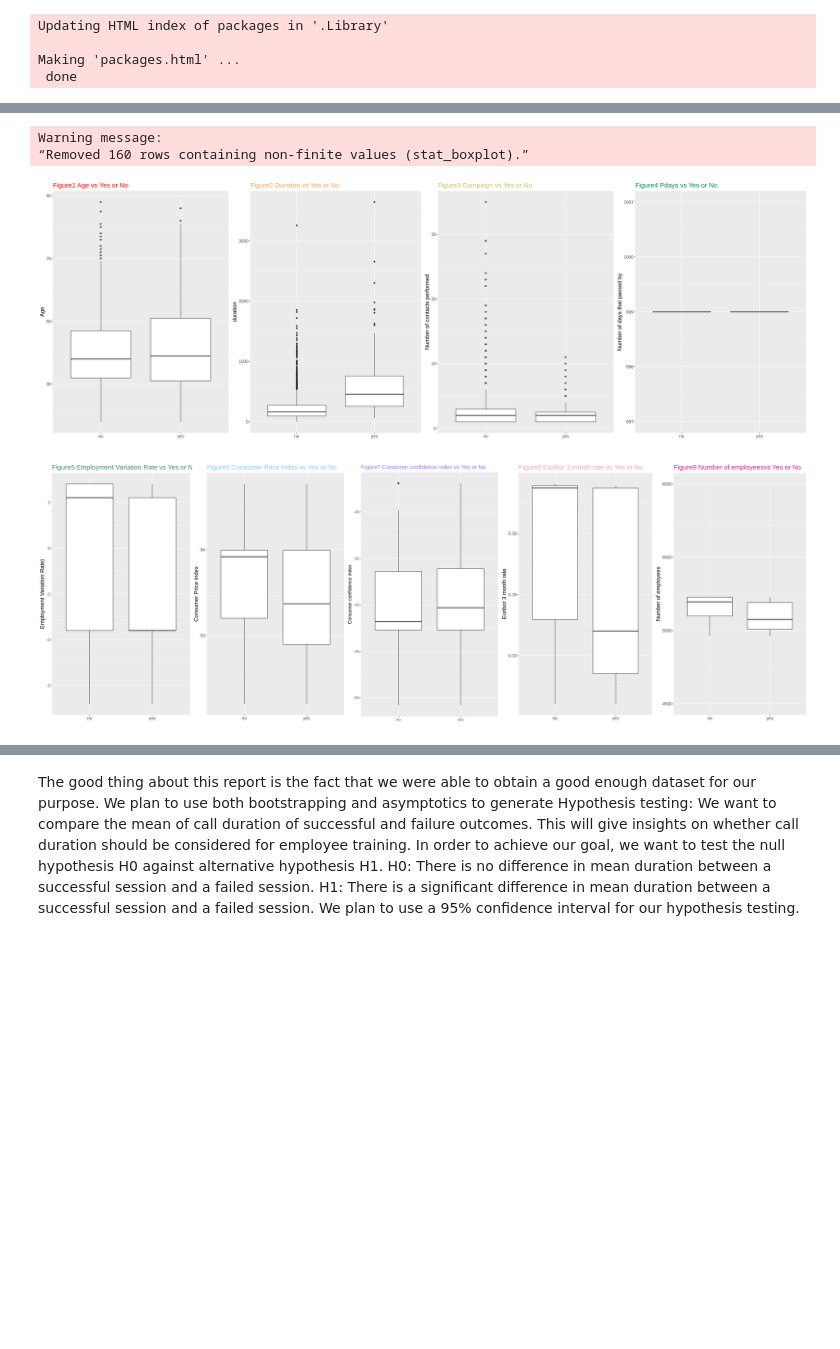
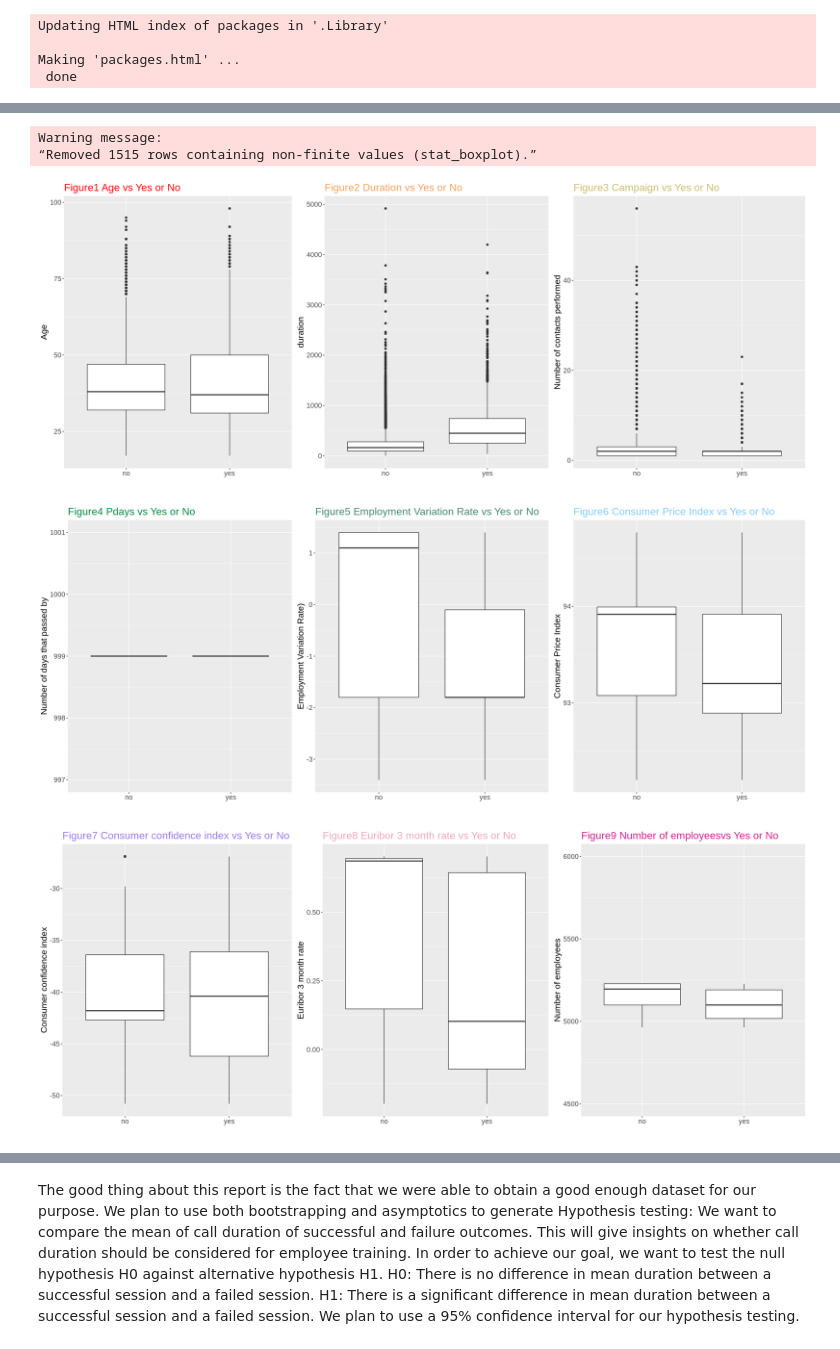
Before and after one commit to camirr/Call-Durations-and-Sales-Outcome-in-Telemarketing-Campaigns-Case-Study, a Jupyter notebook: Proposal.ipynb, the cells around one changed output, grey strips where cells are left out. Saved outputs shown, nothing was run; the diff lists cells and outputs as text; code cells hidden in the pictures; blank space fills up the shorter version.

```diff
--- a/Proposal.ipynb
+++ b/Proposal.ipynb
@@ -48,8 +47,7 @@ Updating HTML index of packages in '.Library'
 Making 'packages.html' ...
  done
 # %%
-bank_link <- "https://docs.google.com/spreadsheets/d/e/2PACX-1vSJVzL4kjpn0J7YFzjTzCLlUKs0gtGThScWLRnezYxMjR5vE5PvwpHKrxJbKQjQ4AVp7QvS-a06yRFZ/pub?output=csv"
-bank_data <- read_delim(bank_link, skip=1, delim = ";" , col_names = FALSE)%>%
+bank_data <- read_delim("bank_additional_full.csv", skip=1, delim = ";", col_names = FALSE)%>%
                 rename(age = X1,job = X2, marital = X3, education = X4,  default = X5, housing = X6, loan = X7, contact = X8,
                                   month = X9, day_of_week = X10, duration = X11, campaign  =X12, pdays = X13, previous = X14, poutcome = X15,
                                   emp_var_rate = X16, cons_price_idx = X17, cons_conf_idx = X18, euribor_3m = X19, nr_employed = X20,
@@ -94,86 +69,90 @@ bank_data_compare
 # %%
-
-options(repr.plot.width = 29, repr.plot.height = 10)
+options(repr.plot.width = 20, repr.plot.height = 8)
 bank_data_mutated<- mutate(bank_data,euribor_3m= log10(as.numeric(euribor_3m)))
 
 age_diag_plot <- ggplot(bank_data,aes(y=age,x=y)) +
     geom_boxplot()+
     labs(x="", y="Age") +
-    theme(text=element_text(size=15)) +
+    theme(text=element_text(size=16)) +
     labs(title = "Figure1 Age vs Yes or No")+
     theme(plot.title = element_text(color = "red1"))
 
 duration_diag_plot <- ggplot(bank_data,aes(y=duration,x=y)) +
     geom_boxplot()+
     labs(x="", y="duration") +
-    theme(text=element_text(size=15)) +
+    theme(text=element_text(size=16)) +
     labs(title = "Figure2 Duration vs Yes or No")+
     theme(plot.title = element_text(color = "sandybrown"))
 
 campaign_diag_plot <- ggplot(bank_data,aes(y=campaign,x=y)) +
     geom_boxplot()+
     labs(x="", y="Number of contacts performed") +
-    theme(text=element_text(size=15)) +
+    theme(text=element_text(size=16)) +
     labs(title = "Figure3 Campaign vs Yes or No")+
     theme(plot.title = element_text(color = "lightgoldenrod3"))
+
+combined_diag_plot <- grid.arrange(age_diag_plot,duration_diag_plot,campaign_diag_plot, ncol = 3)
 
 pdays_diag_plot <- ggplot(bank_data,aes(y=pdays,x=y)) +
     geom_boxplot()+
     labs(x="", y="Number of days that passed by") +
-    theme(text=element_text(size=15)) +
+    theme(text=element_text(size=16)) +
     labs(title = "Figure4 Pdays vs Yes or No")+
     theme(plot.title = element_text(color = "springgreen4"))+
     ylim(997,1001)
 
-combined_diag_plot <- grid.arrange(age_diag_plot,duration_diag_plot,campaign_diag_plot,pdays_diag_plot, ncol = 4)
-
 emp_var_rate_diag_plot <- ggplot(bank_data,aes(y=emp_var_rate,x=y)) +
     geom_boxplot()+
     labs(x="", y="Employment Variation Rate)") +
-    theme(text=element_text(size=15)) +
+    theme(text=element_text(size=16)) +
     labs(title = "Figure5 Employment Variation Rate vs Yes or No")+
     theme(plot.title = element_text(color = "aquamarine4"))
 
 cons_price_idx_diag_plot <- ggplot(bank_data,aes(y=cons_price_idx,x=y)) +
     geom_boxplot()+
     labs(x="", y="Consumer Price Index") +
-    theme(text=element_text(size=15)) +
+    theme(text=element_text(size=16)) +
     labs(title = "Figure6 Consumer Price Index vs Yes or No")+
     theme(plot.title = element_text(color = "lightskyblue"))
+
+
+combined_diag_plot_2 <- grid.arrange(pdays_diag_plot,
+                                     emp_var_rate_diag_plot,
+                                     cons_price_idx_diag_plot,
+                                     ncol = 3)
 
 cons_conf_idx_diag_plot <- ggplot(bank_data,aes(y=cons_conf_idx,x=y)) +
     geom_boxplot()+
     labs(x="", y="Consumer confidence index") +
-    theme(text=element_text(size=13)) +
+    theme(text=element_text(size=16)) +
     labs(title = "Figure7 Consumer confidence index vs Yes or No")+
     theme(plot.title = element_text(color = "mediumpurple2"))
 
 euribor_3m_diag_plot <- ggplot(bank_data_mutated,aes(y=euribor_3m,x=y)) +
     geom_boxplot()+
     labs(x="", y="Euribor 3 month rate") +
-    theme(text=element_text(size=15)) +
+    theme(text=element_text(size=16)) +
     labs(title = "Figure8 Euribor 3 month rate vs Yes or No")+
     theme(plot.title = element_text(color = "pink2"))
 
 nr_employed_diag_plot <- ggplot(bank_data,aes(y=nr_employed,x=y)) +
     geom_boxplot()+
     labs(x="", y="Number of employees") +
-    theme(text=element_text(size=15)) +
+    theme(text=element_text(size=16)) +
     labs(title = "Figure9 Number of employeesvs Yes or No")+
     theme(plot.title = element_text(color = "violetred"))+
     ylim(4500,6000)
 
-combined_diag_plot_2 <- grid.arrange(emp_var_rate_diag_plot,
-                                     cons_price_idx_diag_plot,
-                                     cons_conf_idx_diag_plot,
+combined_diag_plot_3 <- grid.arrange(cons_conf_idx_diag_plot,
                                      euribor_3m_diag_plot,
                                      nr_employed_diag_plot,
-                                     ncol = 5)
+                                     ncol = 3)
 # %% [output]
 Warning message:
-“Removed 160 rows containing non-finite values (stat_boxplot).”
+“Removed 1515 rows containing non-finite values (stat_boxplot).”
-[figure, old version]
+[figure, new version]
-[figure, old version]
+[figure, new version]
+[figure, added]
 # %%
 #select the data that we need
 bank_data_sample <- bank_data %>%
```
Also changed, not shown: parts of 8 cells of this notebook, 1 other file.
